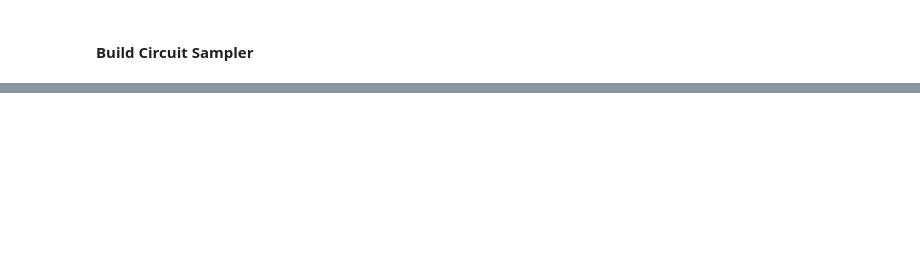
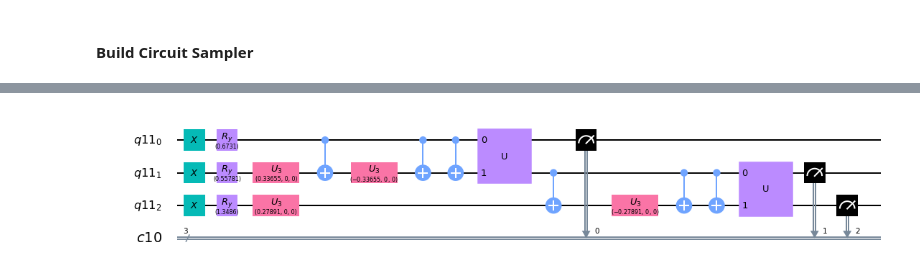
Before and after one commit to nlaanait/qcdenoise, a Jupyter notebook: examples/circuit_sampler.ipynb, the cells around one changed output, grey strips where cells are left out. Cells and saved outputs as stored; diff of their text form; code cells hidden in the pictures; blank space fills up the shorter version.

```diff
--- a/examples/circuit_sampler.ipynb
+++ b/examples/circuit_sampler.ipynb
@@ -30,0 +55,6 @@ NoiseModel:
+# %%
+circ_sampler.build_circuit()
+circ_sampler.build_noise_model()
+circ_sampler.circuit.draw()
+# %% [output]
+[figure, added]
```
Also changed, not shown: parts of 14 cells of this notebook, 2 other files.
